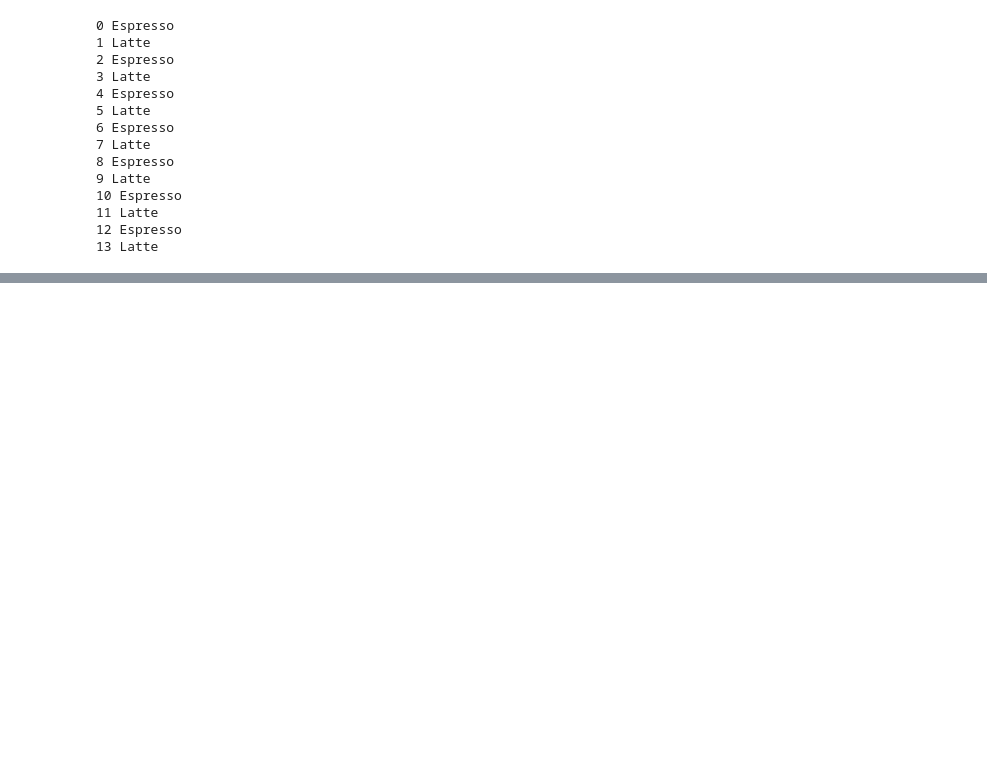
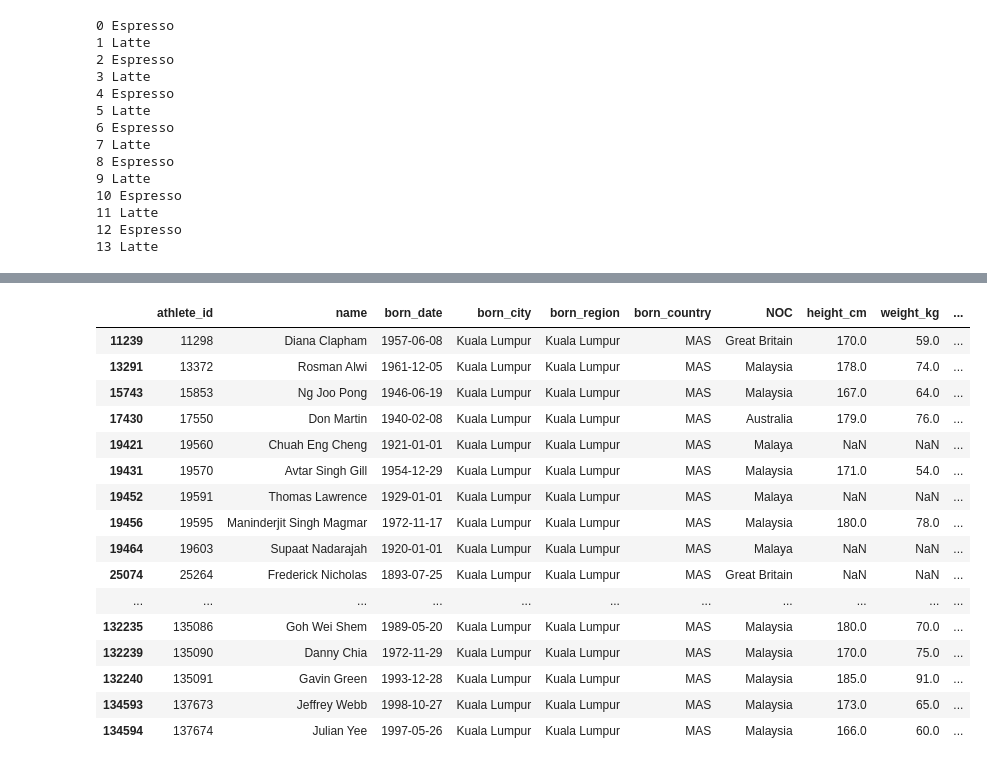
Before and after one commit to dev-paplix/pds-gx, a Jupyter notebook: Pandas.ipynb, the cells around one changed output, grey strips where cells are left out. Saved outputs shown, nothing was run; the diff lists cells and outputs as text; code cells hidden in the pictures; blank space fills up the shorter version.

```diff
--- a/Pandas.ipynb
+++ b/Pandas.ipynb
@@ -301,0 +375,20 @@ for index, row in coffee.iterrows():
+# %%
+bios.query('born_country=="MAS" and born_city=="Kuala Lumpur"')
+# %% [output]
+|  | athlete_id | name | born_date | born_city | born_region | born_country | NOC | height_cm | weight_kg | ... |
+| 11239 | 11298 | Diana Clapham | 1957-06-08 | Kuala Lumpur | Kuala Lumpur | MAS | Great Britain | 170.0 | 59.0 | ... |
+| 13291 | 13372 | Rosman Alwi | 1961-12-05 | Kuala Lumpur | Kuala Lumpur | MAS | Malaysia | 178.0 | 74.0 | ... |
+| 15743 | 15853 | Ng Joo Pong | 1946-06-19 | Kuala Lumpur | Kuala Lumpur | MAS | Malaysia | 167.0 | 64.0 | ... |
+| 17430 | 17550 | Don Martin | 1940-02-08 | Kuala Lumpur | Kuala Lumpur | MAS | Australia | 179.0 | 76.0 | ... |
+| 19421 | 19560 | Chuah Eng Cheng | 1921-01-01 | Kuala Lumpur | Kuala Lumpur | MAS | Malaya | NaN | NaN | ... |
+| 19431 | 19570 | Avtar Singh Gill | 1954-12-29 | Kuala Lumpur | Kuala Lumpur | MAS | Malaysia | 171.0 | 54.0 | ... |
+| 19452 | 19591 | Thomas Lawrence | 1929-01-01 | Kuala Lumpur | Kuala Lumpur | MAS | Malaya | NaN | NaN | ... |
+| 19456 | 19595 | Maninderjit Singh Magmar | 1972-11-17 | Kuala Lumpur | Kuala Lumpur | MAS | Malaysia | 180.0 | 78.0 | ... |
+| 19464 | 19603 | Supaat Nadarajah | 1920-01-01 | Kuala Lumpur | Kuala Lumpur | MAS | Malaya | NaN | NaN | ... |
+| 25074 | 25264 | Frederick Nicholas | 1893-07-25 | Kuala Lumpur | Kuala Lumpur | MAS | Great Britain | NaN | NaN | ... |
+| ... | ... | ... | ... | ... | ... | ... | ... | ... | ... | ... |
+| 132235 | 135086 | Goh Wei Shem | 1989-05-20 | Kuala Lumpur | Kuala Lumpur | MAS | Malaysia | 180.0 | 70.0 | ... |
+| 132239 | 135090 | Danny Chia | 1972-11-29 | Kuala Lumpur | Kuala Lumpur | MAS | Malaysia | 170.0 | 75.0 | ... |
+| 132240 | 135091 | Gavin Green | 1993-12-28 | Kuala Lumpur | Kuala Lumpur | MAS | Malaysia | 185.0 | 91.0 | ... |
+| 134593 | 137673 | Jeffrey Webb | 1998-10-27 | Kuala Lumpur | Kuala Lumpur | MAS | Malaysia | 173.0 | 65.0 | ... |
+| 134594 | 137674 | Julian Yee | 1997-05-26 | Kuala Lumpur | Kuala Lumpur | MAS | Malaysia | 166.0 | 60.0 | ... |
```
Also changed, not shown: parts of 23 cells of this notebook, 1 other file.
